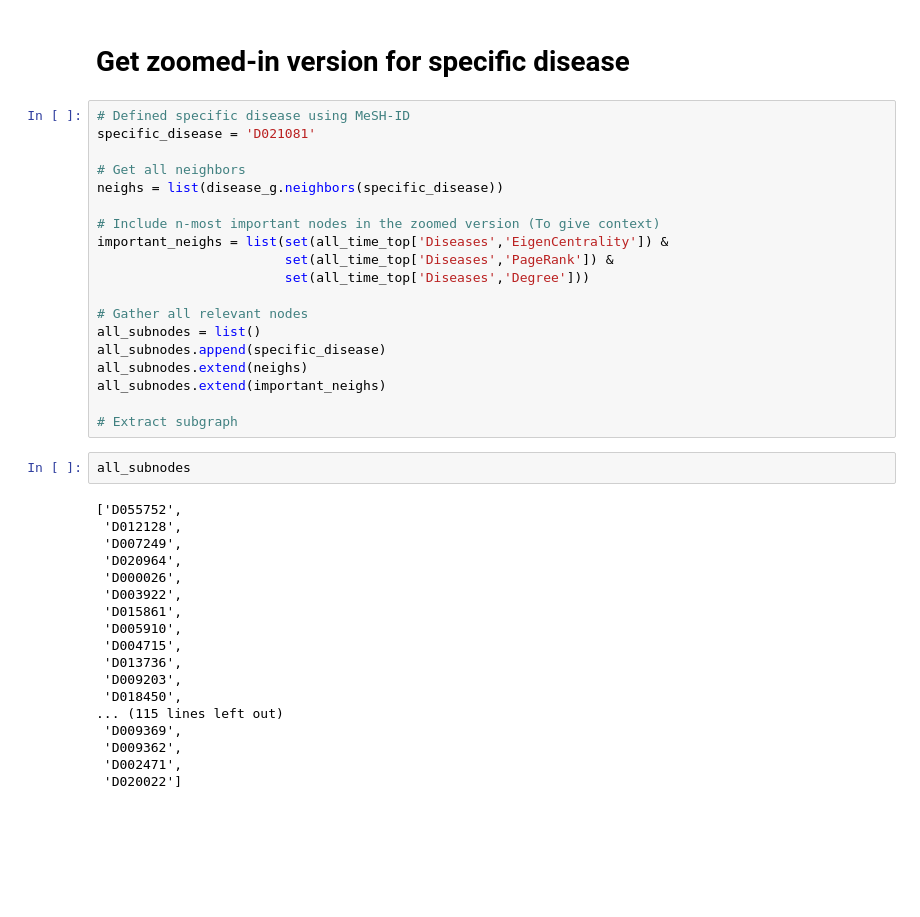
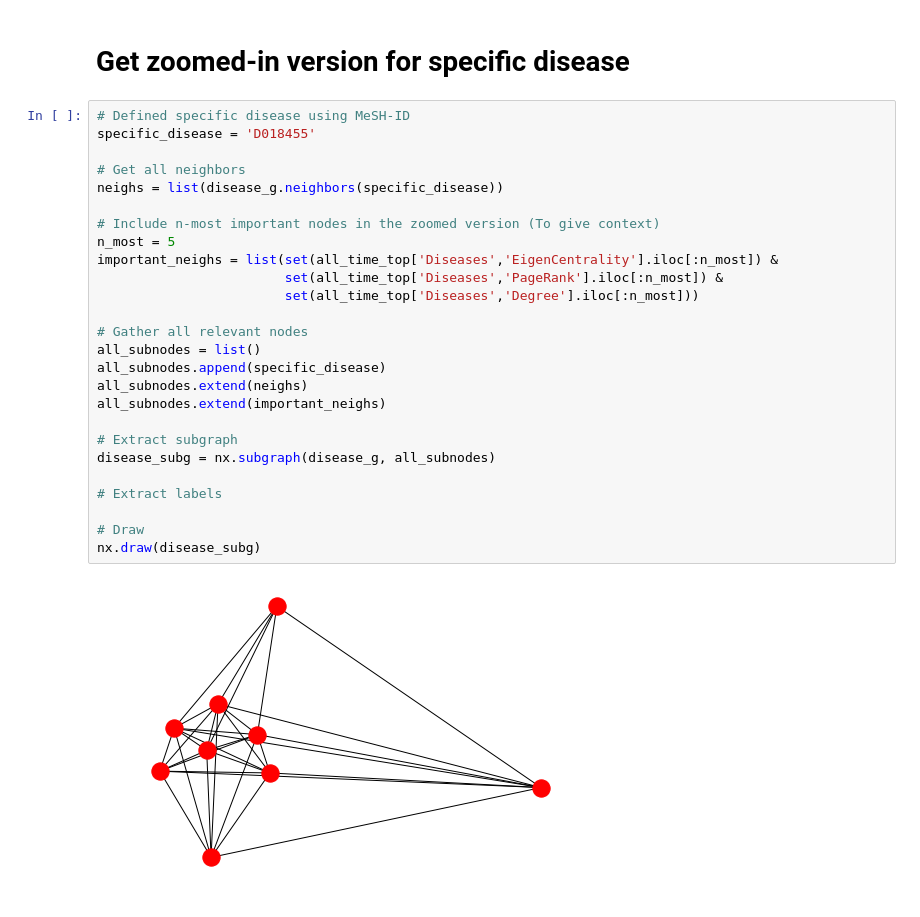
Before and after one commit to karlo0/AstraZeneca-S2DS, a Jupyter notebook: src/visualization/42_0_L_Graphs.ipynb, the cells around one changed output. Drawn from its saved outputs; the diff is of its cells as text; blank space fills up the shorter version.

Commit message:
use to time-series analysis

```diff
--- a/src/visualization/42_0_L_Graphs.ipynb
+++ b/src/visualization/42_0_L_Graphs.ipynb
@@ -85,40 +83,29 @@ all_time_top.head()
 # Get zoomed-in version for specific disease
 # %%
 # Defined specific disease using MeSH-ID
-specific_disease = 'D021081'
+specific_disease = 'D018455'
 
 # Get all neighbors
 neighs = list(disease_g.neighbors(specific_disease))
 
 # Include n-most important nodes in the zoomed version (To give context)
-important_neighs = list(set(all_time_top['Diseases','EigenCentrality']) &
-                        set(all_time_top['Diseases','PageRank']) &
-                        set(all_time_top['Diseases','Degree']))
+n_most = 5
+important_neighs = list(set(all_time_top['Diseases','EigenCentrality'].iloc[:n_most]) &
+                        set(all_time_top['Diseases','PageRank'].iloc[:n_most]) &
+                        set(all_time_top['Diseases','Degree'].iloc[:n_most]))
 
 # Gather all relevant nodes
 all_subnodes = list()
 all_subnodes.append(specific_disease)
 all_subnodes.extend(neighs)
 all_subnodes.extend(important_neighs)
 
 # Extract subgraph
+disease_subg = nx.subgraph(disease_g, all_subnodes)
+
+# Extract labels
+
+# Draw
+nx.draw(disease_subg)
+# %% [output]
+[figure, added]
-# %%
-all_subnodes
-# %% [output]
-['D055752',
- 'D012128',
- 'D007249',
- 'D020964',
- 'D000026',
- 'D003922',
- 'D015861',
- 'D005910',
- 'D004715',
- 'D013736',
- 'D009203',
- 'D018450',
-... (115 lines left out)
- 'D009369',
- 'D009362',
- 'D002471',
- 'D020022']
```
Also changed, not shown: parts of 3 cells of this notebook, 1 other file.
